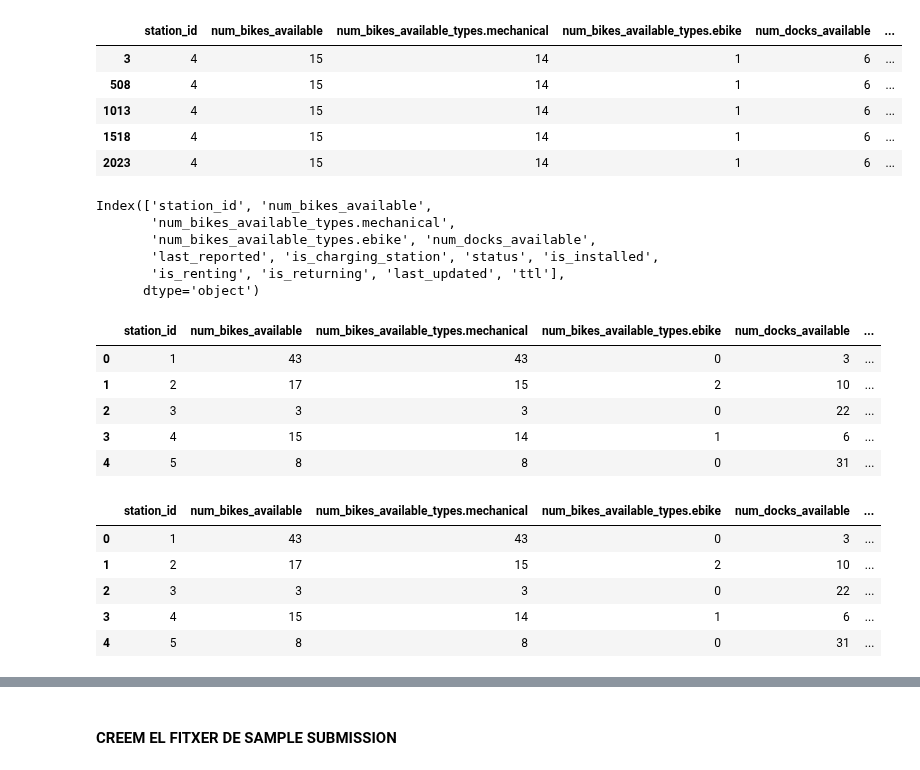
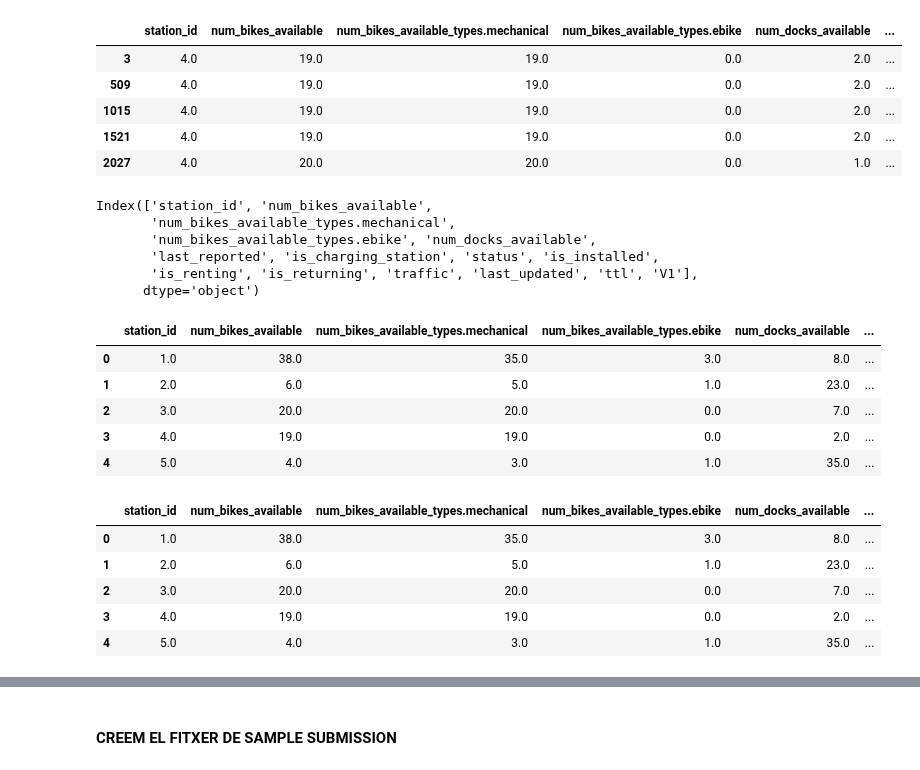
Before and after one commit to carlotalacasav/Gorrapiedra-proyecto, a Jupyter notebook: formats_marina.ipynb, the cells around one changed output, grey strips where cells are left out. Drawn from its saved outputs; the diff is of its cells as text; code cells hidden in the pictures.

```diff
--- a/formats_marina.ipynb
+++ b/formats_marina.ipynb
@@ -3,9 +3,9 @@ import pandas as pd
 import numpy as np
 import matplotlib.pyplot as plt
 # %%
-months = ['Gener', 'Febrer', 'Marc', 'Abril', 'Maig', 'Juny'] #'Juliol', 'Agost', 'Setembre', 'Octubre', 'Novembre', 'Desembre']
-indeces = ['01', '02', '03', '04', '05', '06'] # '07', '08', '09', '10', '11', '12']
-years = ['2021'] #['2020', '2021', '2022', '2023']
+months = ['Gener', 'Febrer', 'Marc', 'Abril', 'Maig', 'Juny', 'Juliol', 'Agost', 'Setembre', 'Octubre', 'Novembre', 'Desembre']
+indeces = ['01', '02', '03', '04', '05', '06', '07', '08', '09', '10', '11', '12']
+years = ['2023'] #['2020', '2021', '2022', '2023']
 
 ## OJO ##
 # EN 2021 Y 2022 EL DOCUMENTO SE LLAMA MARÇ EN VEZ DE MARC, HAY QUE CAMBIARLO A MARC PARA QUE FUNCIONE
@@ -25,11 +25,11 @@ data[data['station_id']==4].head()
 # last updated és sempre cada 5 min, quan s'envia la info.
 # %% [output]
 |  | station_id | num_bikes_available | num_bikes_available_types.mechanical | num_bikes_available_types.ebike | num_docks_available | ... |
-| 3 | 4 | 15 | 14 | 1 | 6 | ... |
-| 508 | 4 | 15 | 14 | 1 | 6 | ... |
-| 1013 | 4 | 15 | 14 | 1 | 6 | ... |
-| 1518 | 4 | 15 | 14 | 1 | 6 | ... |
-| 2023 | 4 | 15 | 14 | 1 | 6 | ... |
+| 3 | 4.0 | 19.0 | 19.0 | 0.0 | 2.0 | ... |
+| 509 | 4.0 | 19.0 | 19.0 | 0.0 | 2.0 | ... |
+| 1015 | 4.0 | 19.0 | 19.0 | 0.0 | 2.0 | ... |
+| 1521 | 4.0 | 19.0 | 19.0 | 0.0 | 2.0 | ... |
+| 2027 | 4.0 | 20.0 | 20.0 | 0.0 | 1.0 | ... |
 # %%
 data.columns
 # %% [output]
@@ -37,31 +37,31 @@ Index(['station_id', 'num_bikes_available',
        'num_bikes_available_types.mechanical',
        'num_bikes_available_types.ebike', 'num_docks_available',
        'last_reported', 'is_charging_station', 'status', 'is_installed',
-       'is_renting', 'is_returning', 'last_updated', 'ttl'],
+       'is_renting', 'is_returning', 'traffic', 'last_updated', 'ttl', 'V1'],
       dtype='object')
 # %%
 data.head()
 # %% [output]
 |  | station_id | num_bikes_available | num_bikes_available_types.mechanical | num_bikes_available_types.ebike | num_docks_available | ... |
-| 0 | 1 | 43 | 43 | 0 | 3 | ... |
-| 1 | 2 | 17 | 15 | 2 | 10 | ... |
-| 2 | 3 | 3 | 3 | 0 | 22 | ... |
-| 3 | 4 | 15 | 14 | 1 | 6 | ... |
-| 4 | 5 | 8 | 8 | 0 | 31 | ... |
+| 0 | 1.0 | 38.0 | 35.0 | 3.0 | 8.0 | ... |
+| 1 | 2.0 | 6.0 | 5.0 | 1.0 | 23.0 | ... |
+| 2 | 3.0 | 20.0 | 20.0 | 0.0 | 7.0 | ... |
+| 3 | 4.0 | 19.0 | 19.0 | 0.0 | 2.0 | ... |
+| 4 | 5.0 | 4.0 | 3.0 | 1.0 | 35.0 | ... |
 # %%
-data['year'] = data['last_updated'].dt.year
-data['month'] = data['last_updated'].dt.month
-data['day'] = data['last_updated'].dt.day
-data['hour'] = data['last_updated'].dt.hour
+data['year'] = data['last_reported'].dt.year
+data['month'] = data['last_reported'].dt.month
+data['day'] = data['last_reported'].dt.day
+data['hour'] = data['last_reported'].dt.hour
 
 data.drop(columns=['last_updated'], inplace=True)
 
 data.head()
 # %% [output]
 |  | station_id | num_bikes_available | num_bikes_available_types.mechanical | num_bikes_available_types.ebike | num_docks_available | ... |
-| 0 | 1 | 43 | 43 | 0 | 3 | ... |
-| 1 | 2 | 17 | 15 | 2 | 10 | ... |
-| 2 | 3 | 3 | 3 | 0 | 22 | ... |
-| 3 | 4 | 15 | 14 | 1 | 6 | ... |
-| 4 | 5 | 8 | 8 | 0 | 31 | ... |
+| 0 | 1.0 | 38.0 | 35.0 | 3.0 | 8.0 | ... |
+| 1 | 2.0 | 6.0 | 5.0 | 1.0 | 23.0 | ... |
+| 2 | 3.0 | 20.0 | 20.0 | 0.0 | 7.0 | ... |
+| 3 | 4.0 | 19.0 | 19.0 | 0.0 | 2.0 | ... |
+| 4 | 5.0 | 4.0 | 3.0 | 1.0 | 35.0 | ... |
 # %%
```
Also changed, not shown: parts of 15 cells of this notebook.
